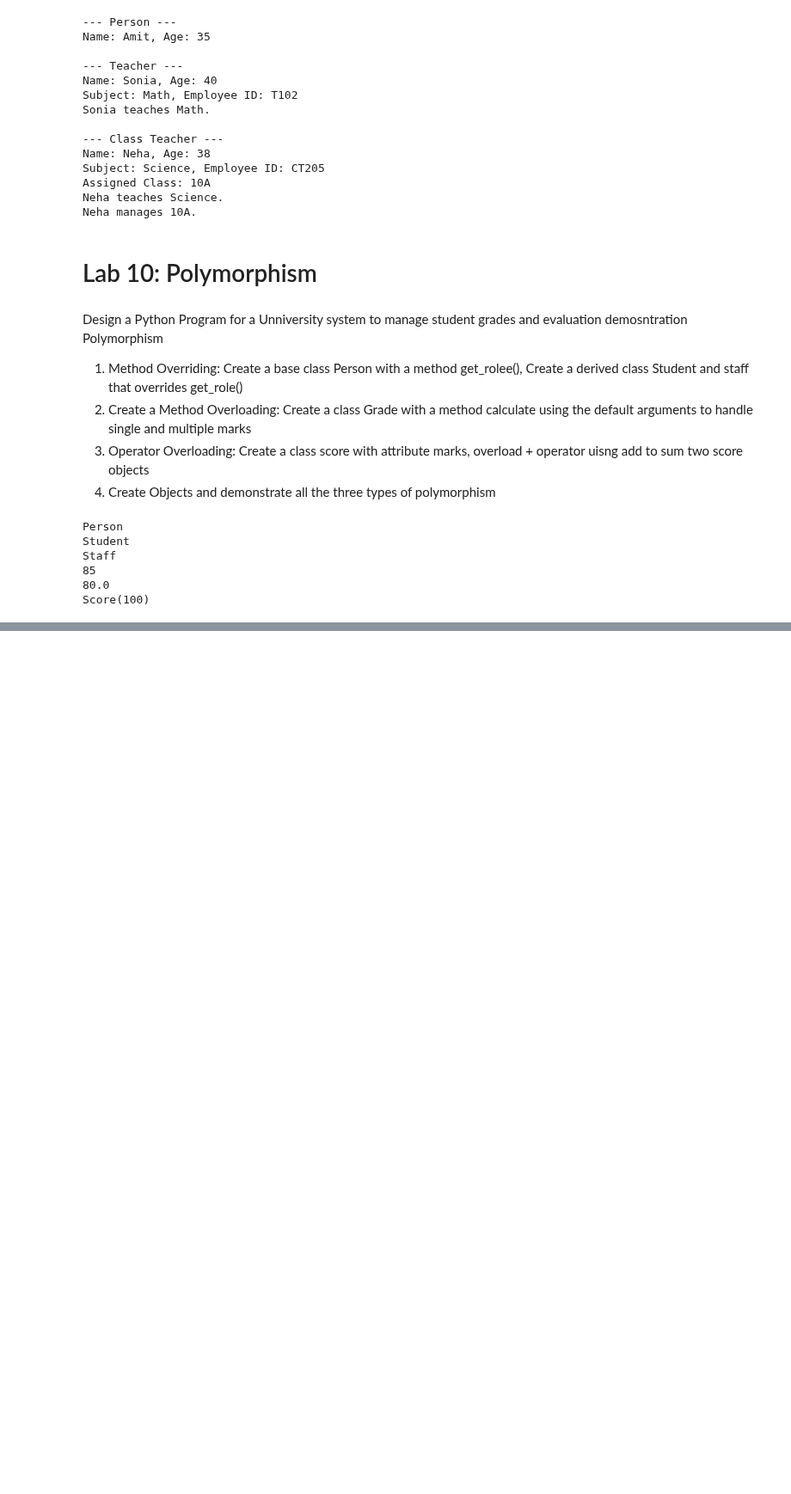
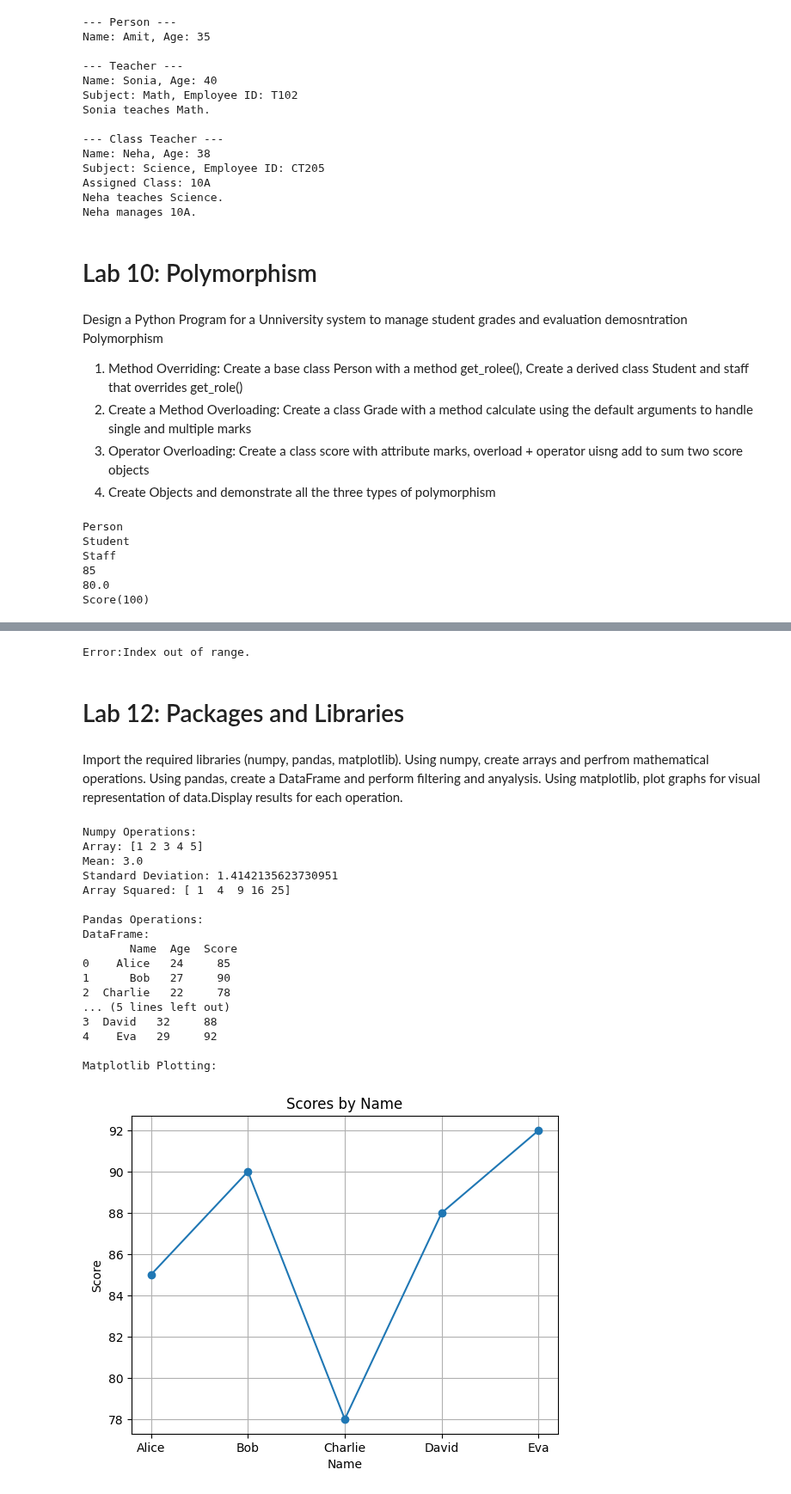
Before and after one commit to csxark/Python-Adv, a Jupyter notebook: OOPS-LabWork.ipynb, the cells around one changed output, grey strips where cells are left out. Shown at 86% size. Saved outputs shown, nothing was run; the diff lists cells and outputs as text; code cells hidden in the pictures; blank space fills up the shorter version.

```diff
--- a/OOPS-LabWork.ipynb
+++ b/OOPS-LabWork.ipynb
@@ -939,0 +1022,65 @@ Score(100)
+# %%
+# Solution 3
+
+try:
+    elements = input("Enter list:").split()
+    my_list=[int(x) for x in elements]
+    index=int(input("Enter index to access: "))
+    print("Element at index",index,"is:",my_list[index])
+except ValueError:
+    print("Error:Invalid input, please enter integers only.")
+except IndexError:
+    print("Error:Index out of range.")
+except Exception as e:
+    print("An unexpected error occurred:", e)
+# %% [output]
+Error:Index out of range.
+# %% [markdown]
+# Lab 12: Packages and Libraries
+# %% [markdown]
+Import the required libraries (numpy, pandas, matplotlib). Using numpy, create arrays and perfrom mathematical operations. Using pandas, create a DataFrame and perform filtering and anyalysis. Using matplotlib, plot graphs for visual representation of data.Display results for each operation.
+# %%
+import numpy as np
+import pandas as pd
+import matplotlib.pyplot as plt
+
+print("Numpy Operations:")
+arr1 = np.array([1, 2, 3, 4, 5])
+print("Array:", arr1)
+print("Mean:", np.mean(arr1))
+print("Standard Deviation:", np.std(arr1))
+print("Array Squared:", arr1**2)
+print("\nPandas Operations:")
+data = {'Name': ['Alice', 'Bob', 'Charlie', 'David', 'Eva'],
+        'Age': [24, 27, 22, 32, 29],
+        'Score': [85, 90, 78, 88, 92]}
+df = pd.DataFrame(data)
+print("DataFrame:\n", df)
+filtered_df = df[df['Age'] > 25]
+print("Filtered DataFrame (Age > 25):\n", filtered_df)
+print("\nMatplotlib Plotting:")
+plt.plot(df['Name'], df['Score'], marker='o')
+plt.title('Scores by Name')
+plt.xlabel('Name')
+plt.ylabel('Score')
+plt.grid()
+plt.show()
+# %% [output]
+Numpy Operations:
+Array: [1 2 3 4 5]
+Mean: 3.0
+Standard Deviation: 1.4142135623730951
+Array Squared: [ 1  4  9 16 25]
+
+Pandas Operations:
+DataFrame:
+       Name  Age  Score
+0    Alice   24     85
+1      Bob   27     90
+2  Charlie   22     78
+... (5 lines left out)
+3  David   32     88
+4    Eva   29     92
+
+Matplotlib Plotting:
+[figure, added]
```
Also changed, not shown: parts of 4 cells of this notebook, 1 other file.
